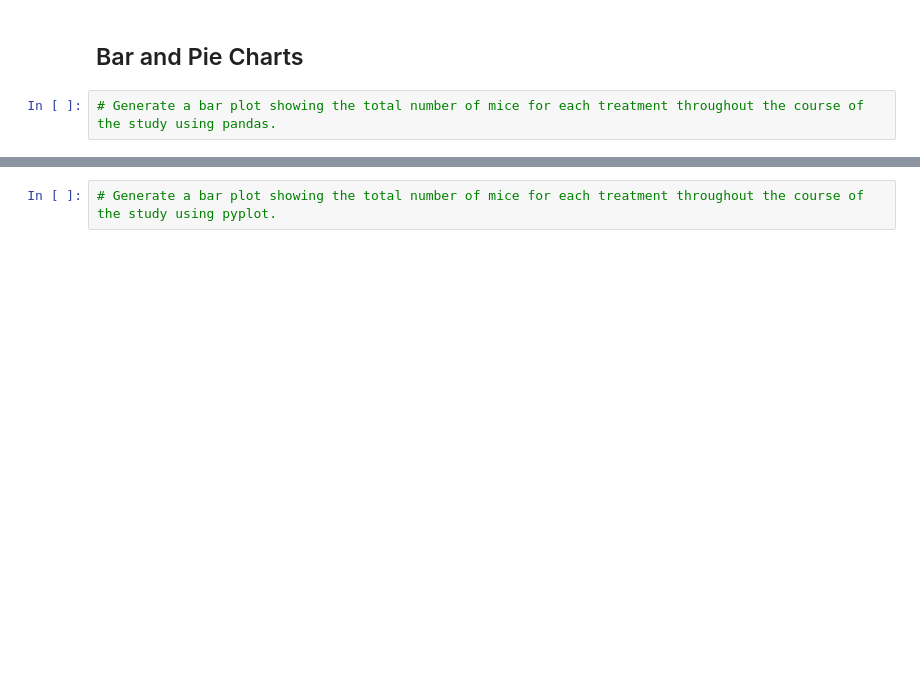
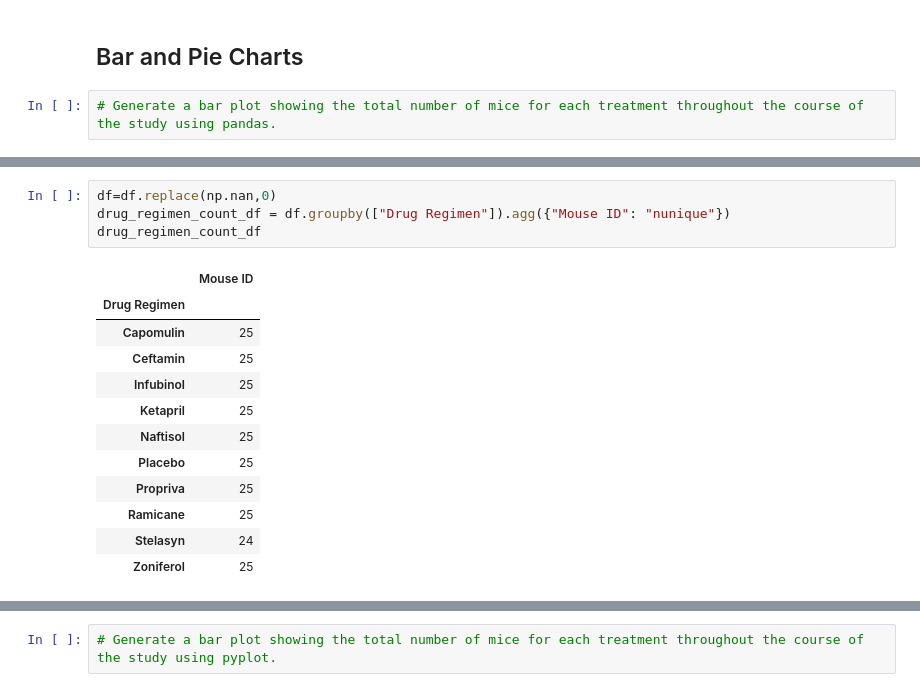
Before and after one commit to Slyssy/matplotlib-challenge, a Jupyter notebook: The_Power_of_Plots/Pymaceuticals/pymaceuticals.ipynb, the cells around one changed output, grey strips where cells are left out. Drawn from its saved outputs; the diff is of its cells as text; blank space fills up the shorter version.

```diff
--- a/The_Power_of_Plots/Pymaceuticals/pymaceuticals.ipynb
+++ b/The_Power_of_Plots/Pymaceuticals/pymaceuticals.ipynb
@@ -190,0 +148,17 @@ SpecificationError: nested renamer is not supported
+# %%
+df=df.replace(np.nan,0)
+drug_regimen_count_df = df.groupby(["Drug Regimen"]).agg({"Mouse ID": "nunique"})
+drug_regimen_count_df
+# %% [output]
+|  | Mouse ID |
+| Drug Regimen |  |
+| Capomulin | 25 |
+| Ceftamin | 25 |
+| Infubinol | 25 |
+| Ketapril | 25 |
+| Naftisol | 25 |
+| Placebo | 25 |
+| Propriva | 25 |
+| Ramicane | 25 |
+| Stelasyn | 24 |
+| Zoniferol | 25 |
```
Also changed, not shown: parts of 9 cells of this notebook.
